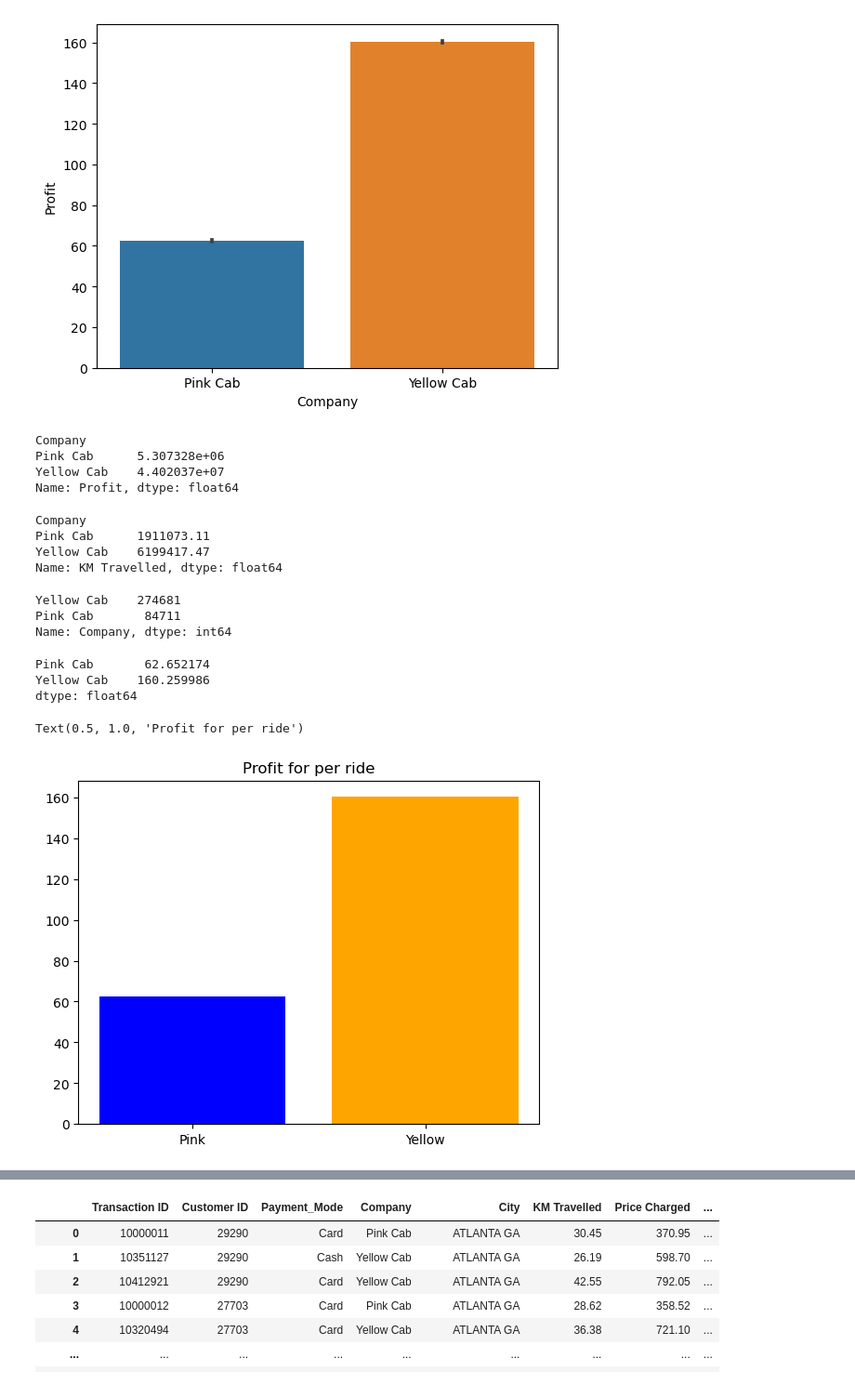
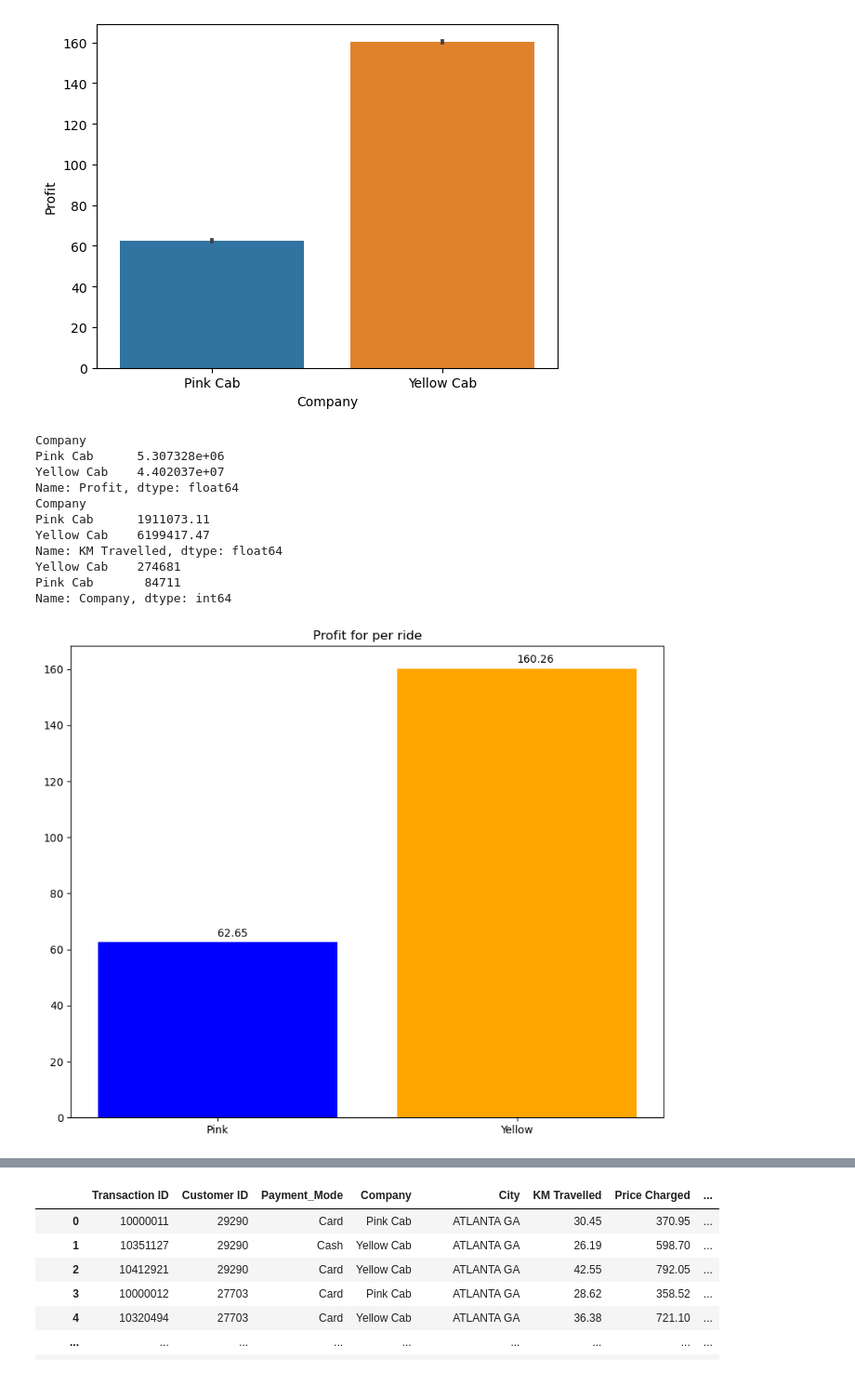
Before and after one commit to Islompulatov/Internship, a Jupyter notebook: week2/dataset/EDA.ipynb, the cells around one changed output, grey strips where cells are left out. Shown at 93% size. Cells and saved outputs as stored; diff of their text form; code cells hidden in the pictures.

```diff
--- a/week2/dataset/EDA.ipynb
+++ b/week2/dataset/EDA.ipynb
@@ -342,42 +342,40 @@ sns.barplot(x='Company', y='Profit', data=df)
 # %%
 # Total profit for each company
 total_profit = df.groupby('Company')['Profit'].sum()
-total_profit
+print(total_profit)
+
+#Total km driven by each company
+total_km = df.groupby('Company')['KM Travelled'].sum()
+print(total_km)
+
+#Total number of rides for each company
+number_of_rides = df['Company'].value_counts()
+print(number_of_rides)
 # %% [output]
 Company
 Pink Cab      5.307328e+06
 Yellow Cab    4.402037e+07
 Name: Profit, dtype: float64
+Company
+Pink Cab      1911073.11
+Yellow Cab    6199417.47
+Name: KM Travelled, dtype: float64
+Yellow Cab    274681
+Pink Cab       84711
+Name: Company, dtype: int64
-# %%
-#Total km driven by each company
-total_km = df.groupby('Company')['KM Travelled'].sum()
-total_km
-# %% [output]
-Company
-Pink Cab      1911073.11
-Yellow Cab    6199417.47
-Name: KM Travelled, dtype: float64
-# %%
-#Total number of rides for each company
-number_of_rides = df['Company'].value_counts()
-number_of_rides
-# %% [output]
-Yellow Cab    274681
-Pink Cab       84711
-Name: Company, dtype: int64
-# %%
-#Profit that each company making from per ride
-profit_per_ride = total_profit/number_of_rides
-profit_per_ride
-# %% [output]
-Pink Cab       62.652174
-Yellow Cab    160.259986
-dtype: float64
 # %%
+#Profit that each company making from per ride
+profit_per_ride = total_profit/number_of_rides
+profit_per_ride
 # Yellow Cab making almost 2.5 time more money than Pink Cab for per ride
+plt.figure(figsize=(10,8))
+plt.bar(['Pink', 'Yellow'], profit_per_ride, color = ['blue', 'orange'])
 
-plt.bar(['Pink', 'Yellow'], profit_per_ride, color = ['blue', 'orange'])
+for index, value in enumerate(profit_per_ride):
+    plt.text(index, value+2,
+             str(format(value, '.2f')))
+
 plt.title('Profit for per ride')
+plt.show()
 # %% [output]
-Text(0.5, 1.0, 'Profit for per ride')
-[figure, old version]
+[figure, new version]
```
Also changed, not shown: parts of 14 cells of this notebook.
